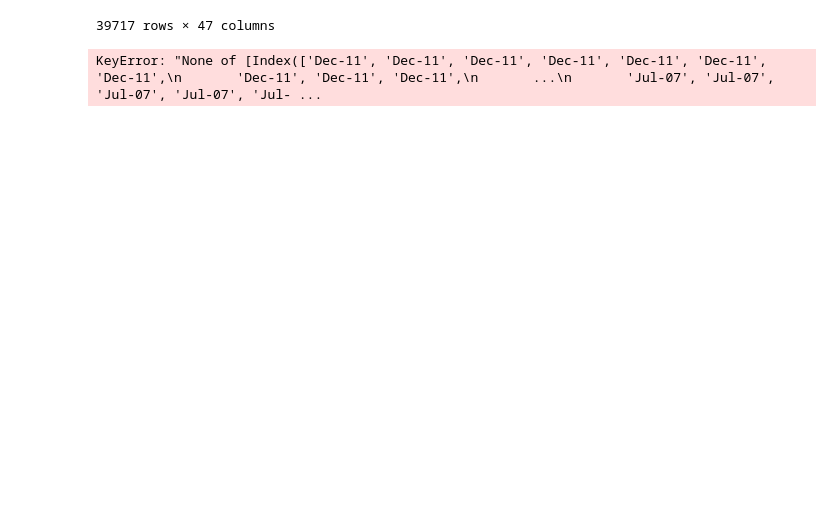
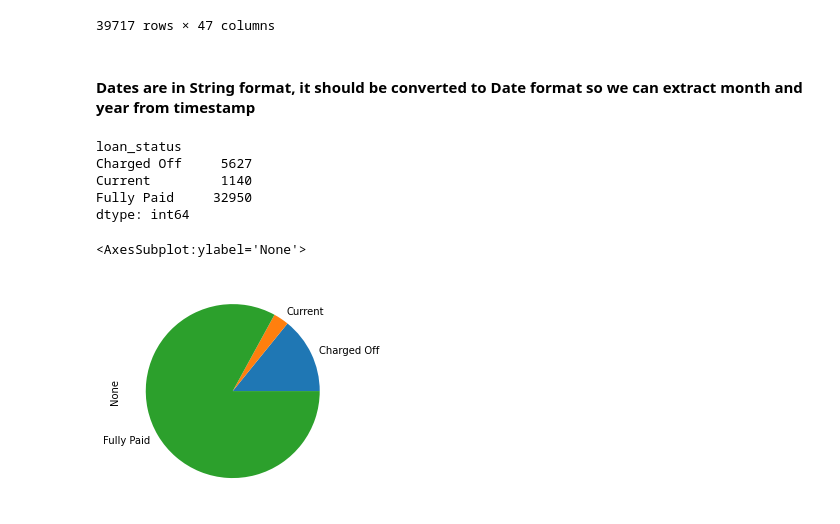
Before and after one commit to suchins3/LendingClub, a Jupyter notebook: LoanCastStudy.ipynb, the cells around one changed output. Saved outputs shown, nothing was run; the diff lists cells and outputs as text; code cells hidden in the pictures; blank space fills up the shorter version.

```diff
--- a/LoanCastStudy.ipynb
+++ b/LoanCastStudy.ipynb
@@ -14,7 +14,7 @@ import matplotlib.pyplot as plt
 - Identification of applicants using EDA
 # %%
 #Load Data set
-df_loan = pd.read_csv('loan.csv')
+df_loan = pd.read_csv('loan.csv',low_memory=False)
 # %% [markdown]
 ## Get Basic understanding on the data set ##
 # %%
@@ -100,7 +100,19 @@ df_loan
 | 39715 | 90376 | 89243 | 5000 | 5000 | 650.0 | 36 months | 7.43% | 155.38 | A | ... |
 | 39716 | 87023 | 86999 | 7500 | 7500 | 800.0 | 36 months | 13.75% | 255.43 | E | ... |
 39717 rows × 47 columns
-# %%
-df_loan[df_loan['issue_d']]
-# %% [output]
-KeyError: "None of [Index(['Dec-11', 'Dec-11', 'Dec-11', 'Dec-11', 'Dec-11', 'Dec-11', 'Dec-11',\n       'Dec-11', 'Dec-11', 'Dec-11',\n       ...\n       'Jul-07', 'Jul-07', 'Jul-07', 'Jul-07', 'Jul- ...
+# %% [markdown]
+#### Dates are in String format, it should be converted to Date format so we can extract month and year from timestamp
+# %%
+#df_loan['issue_d']
+
+loan_status = df_loan.groupby(by = ['loan_status']).size()
+print(loan_status)
+loan_status.plot.pie(figsize=(4,4))
+# %% [output]
+loan_status
+Charged Off     5627
+Current         1140
+Fully Paid     32950
+dtype: int64
+<AxesSubplot:ylabel='None'>
+[figure, added]
```
